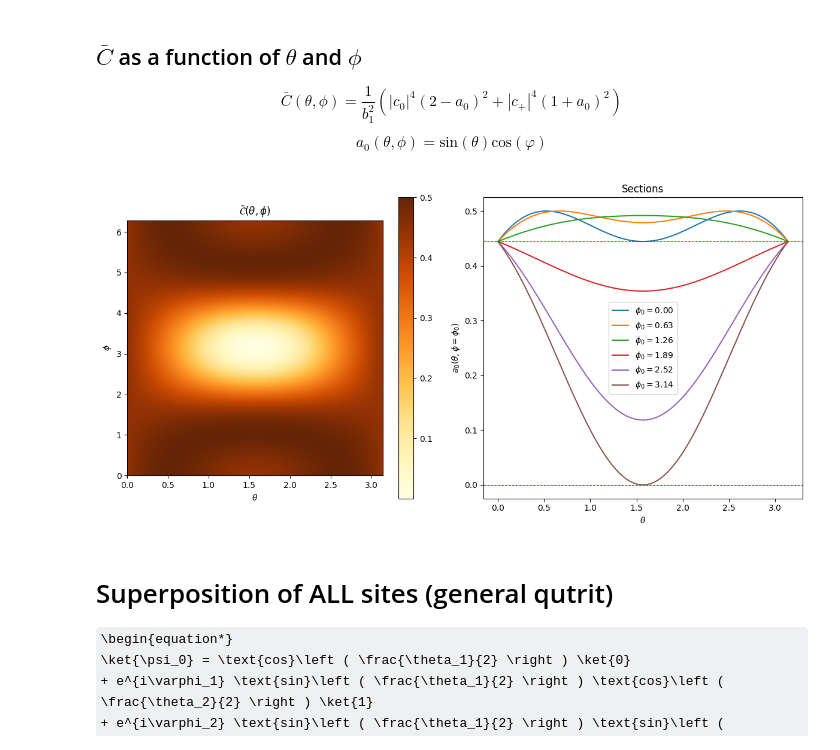
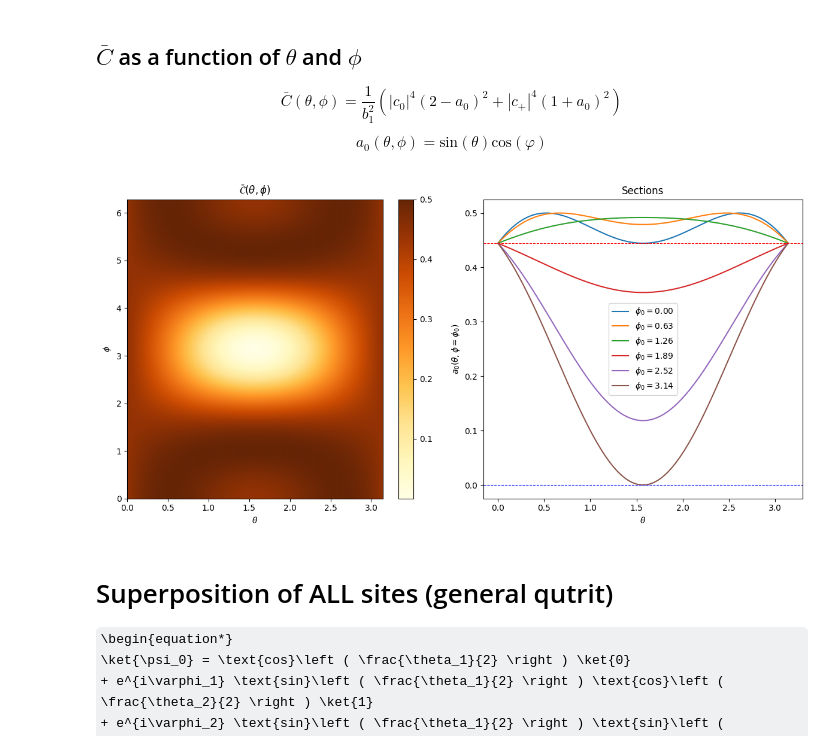
Before and after one commit to erricottaro/Krylov_complexity_on_circulant_graphs, a Jupyter notebook: triangle.ipynb, the cells around one changed output. Drawn from its saved outputs; the diff is of its cells as text; code cells hidden in the pictures; some formulas as TeX source.

```diff
--- a/triangle.ipynb
+++ b/triangle.ipynb
@@ -128,27 +128,27 @@ c_bars= np.array([[c_bar(theta, phi) for theta in thetas] for phi in phis])
 # %%
 fig, axx = plt.subplots(1,2, figsize=(12,6), tight_layout=True)
 
 Z = c_bars
 
 im = axx[0].imshow(Z, extent=[thetas[0], thetas[-1], phis[0], phis[-1]], origin='lower', cmap='YlOrBr')
 cbr = fig.colorbar(im, ax=axx[0])
-axx[0].set_aspect(0.5)
+axx[0].set_aspect('auto')
 axx[0].set_xlabel(r'$\theta$')
 axx[0].set_ylabel(r'$\phi$')
 axx[0].set_title(r'$\bar{\mathcal{C}}(\theta, \phi)$')
 
 for i in range(6):
     axx[1].plot(thetas, c_bars[100*i,:], label=f"$\phi_0=${format(phis[100*i], '.2f')}")
 axx[1].axhline(y=c_bars[0,0], linestyle='--', color='r', linewidth=0.8)
 axx[1].axhline(y=0., linestyle='--', color='b', linewidth=0.8)
 axx[1].set_xlabel(r'$\theta$')
 axx[1].set_ylabel(r'$a_0(\theta, \phi=\phi_0)$')
 axx[1].set_title(r'Sections')
 axx[1].legend()
 
 plt.show()
 # %% [output]
-[figure, old version]
+[figure, new version]
 # %% [markdown]
 # Superposition of ALL sites (general qutrit)
 
```
Also changed, not shown: parts of 4 cells of this notebook.
